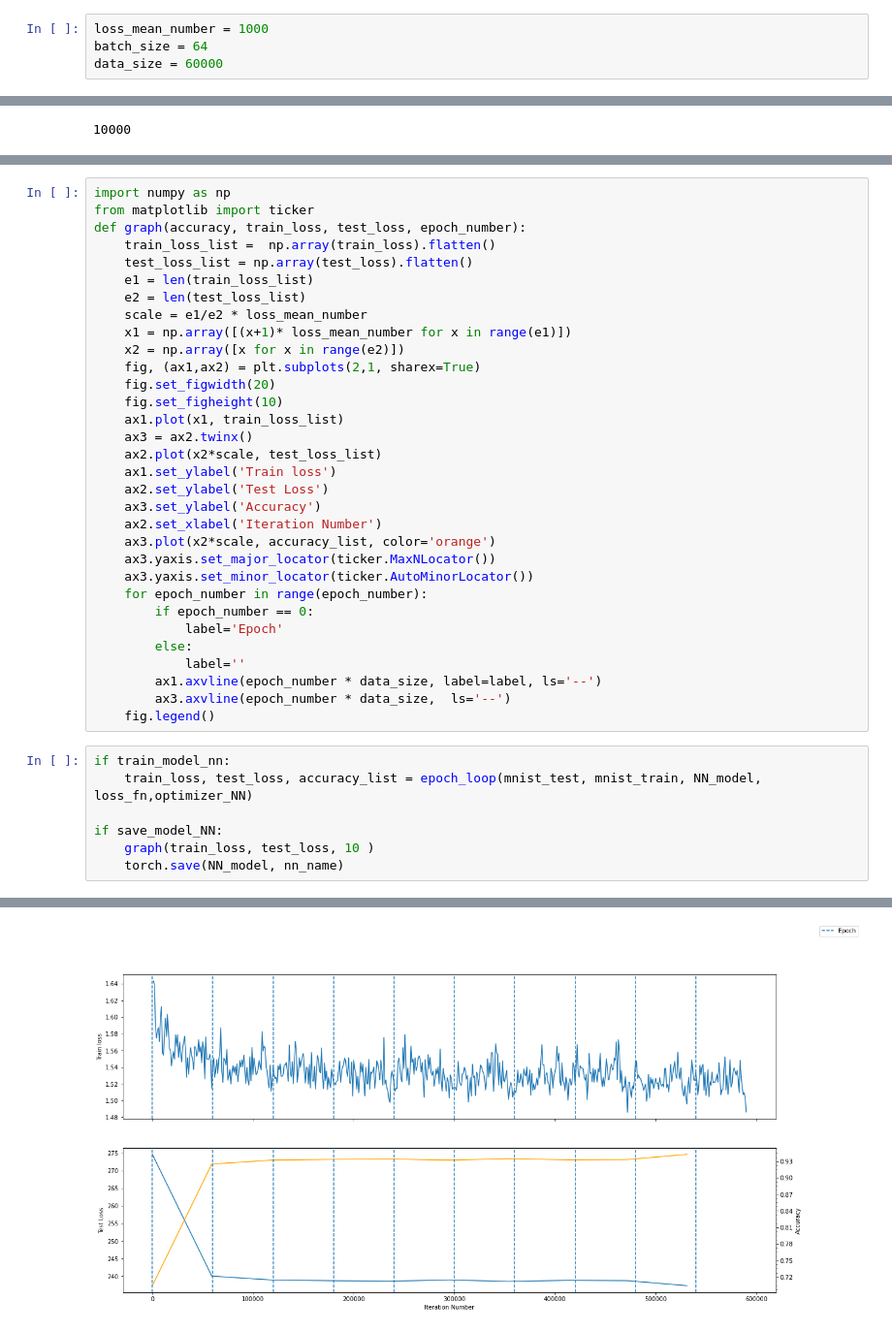
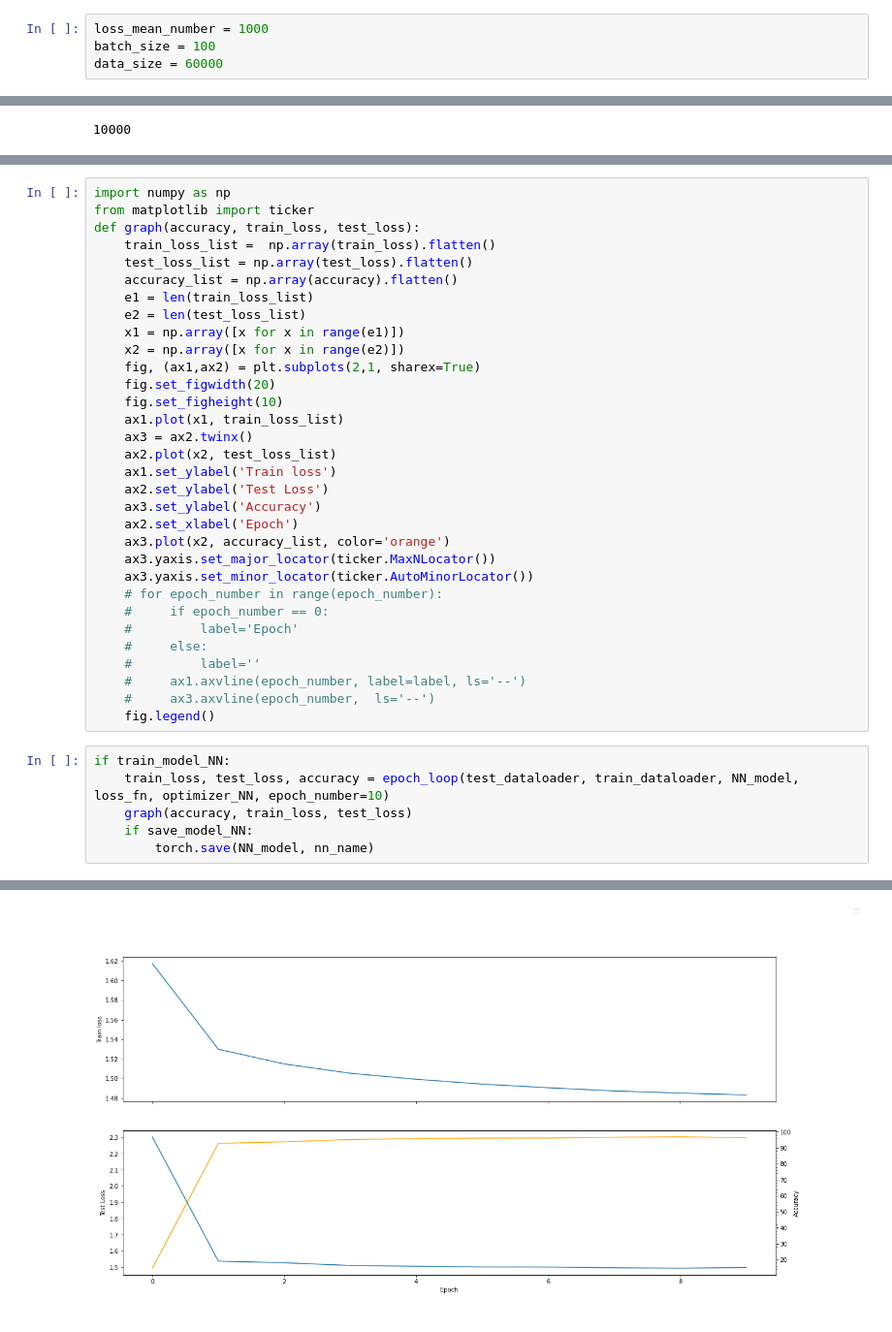
Before and after one commit to erdiari/FIZ437E, a Jupyter notebook: HW3/hw3.ipynb, the cells around one changed output, grey strips where cells are left out. Shown at 97% size. Drawn from its saved outputs; the diff is of its cells as text.

```diff
--- a/HW3/hw3.ipynb
+++ b/HW3/hw3.ipynb
@@ -26,4 +38,4 @@ use_saved_NN = True
 # %%
 loss_mean_number = 1000
-batch_size = 64
+batch_size = 100
 data_size = 60000
@@ -182,40 +186,39 @@ assert(mean([1,2,3,4,5]) == 3)
 # %%
 import numpy as np
 from matplotlib import ticker
-def graph(accuracy, train_loss, test_loss, epoch_number):
+def graph(accuracy, train_loss, test_loss):
     train_loss_list =  np.array(train_loss).flatten()
     test_loss_list = np.array(test_loss).flatten()
+    accuracy_list = np.array(accuracy).flatten()
     e1 = len(train_loss_list)
     e2 = len(test_loss_list)
-    scale = e1/e2 * loss_mean_number
-    x1 = np.array([(x+1)* loss_mean_number for x in range(e1)])
+    x1 = np.array([x for x in range(e1)])
     x2 = np.array([x for x in range(e2)])
     fig, (ax1,ax2) = plt.subplots(2,1, sharex=True)
     fig.set_figwidth(20)
     fig.set_figheight(10)
     ax1.plot(x1, train_loss_list)
     ax3 = ax2.twinx()
-    ax2.plot(x2*scale, test_loss_list)
+    ax2.plot(x2, test_loss_list)
     ax1.set_ylabel('Train loss')
     ax2.set_ylabel('Test Loss')
     ax3.set_ylabel('Accuracy')
-    ax2.set_xlabel('Iteration Number')
-    ax3.plot(x2*scale, accuracy_list, color='orange')
+    ax2.set_xlabel('Epoch')
+    ax3.plot(x2, accuracy_list, color='orange')
     ax3.yaxis.set_major_locator(ticker.MaxNLocator())
     ax3.yaxis.set_minor_locator(ticker.AutoMinorLocator())
-    for epoch_number in range(epoch_number):
-        if epoch_number == 0:
-            label='Epoch'
-        else:
-            label=''
-        ax1.axvline(epoch_number * data_size, label=label, ls='--')
-        ax3.axvline(epoch_number * data_size,  ls='--')
+    # for epoch_number in range(epoch_number):
+    #     if epoch_number == 0:
+    #         label='Epoch'
+    #     else:
+    #         label=''
+    #     ax1.axvline(epoch_number, label=label, ls='--')
+    #     ax3.axvline(epoch_number,  ls='--')
     fig.legend()
 # %%
-if train_model_nn:
-    train_loss, test_loss, accuracy_list = epoch_loop(mnist_test, mnist_train, NN_model, loss_fn,optimizer_NN)
-
-if save_model_NN:
-    graph(train_loss, test_loss, 10 )
-    torch.save(NN_model, nn_name)
+if train_model_NN:
+    train_loss, test_loss, accuracy = epoch_loop(test_dataloader, train_dataloader, NN_model, loss_fn, optimizer_NN, epoch_number=10)
+    graph(accuracy, train_loss, test_loss)
+    if save_model_NN:
+        torch.save(NN_model, nn_name)
 # %% [output]
@@ -222,3 +246,3 @@ if save_model_NN:
-[figure, old version]
+[figure, new version]
 # %%
 if train_model_svm:
```
Also changed, not shown: parts of 21 cells of this notebook, 6 other files.
